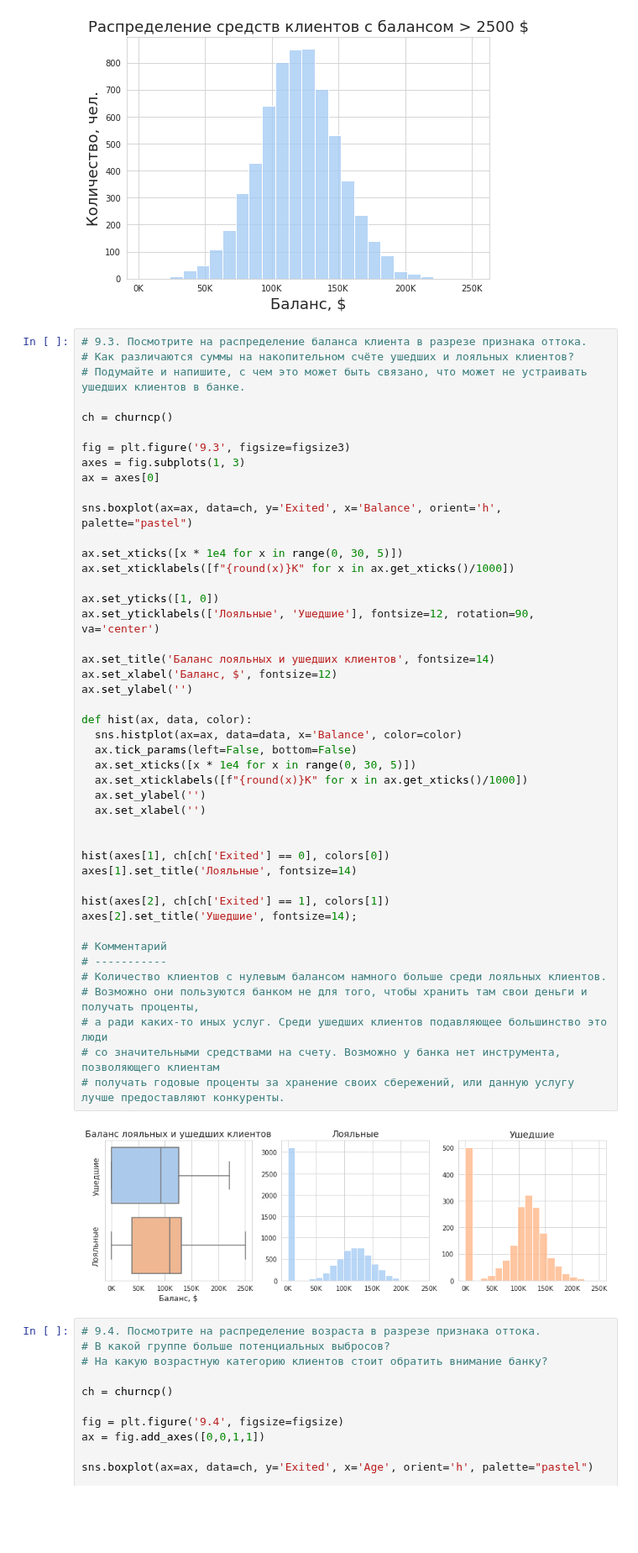
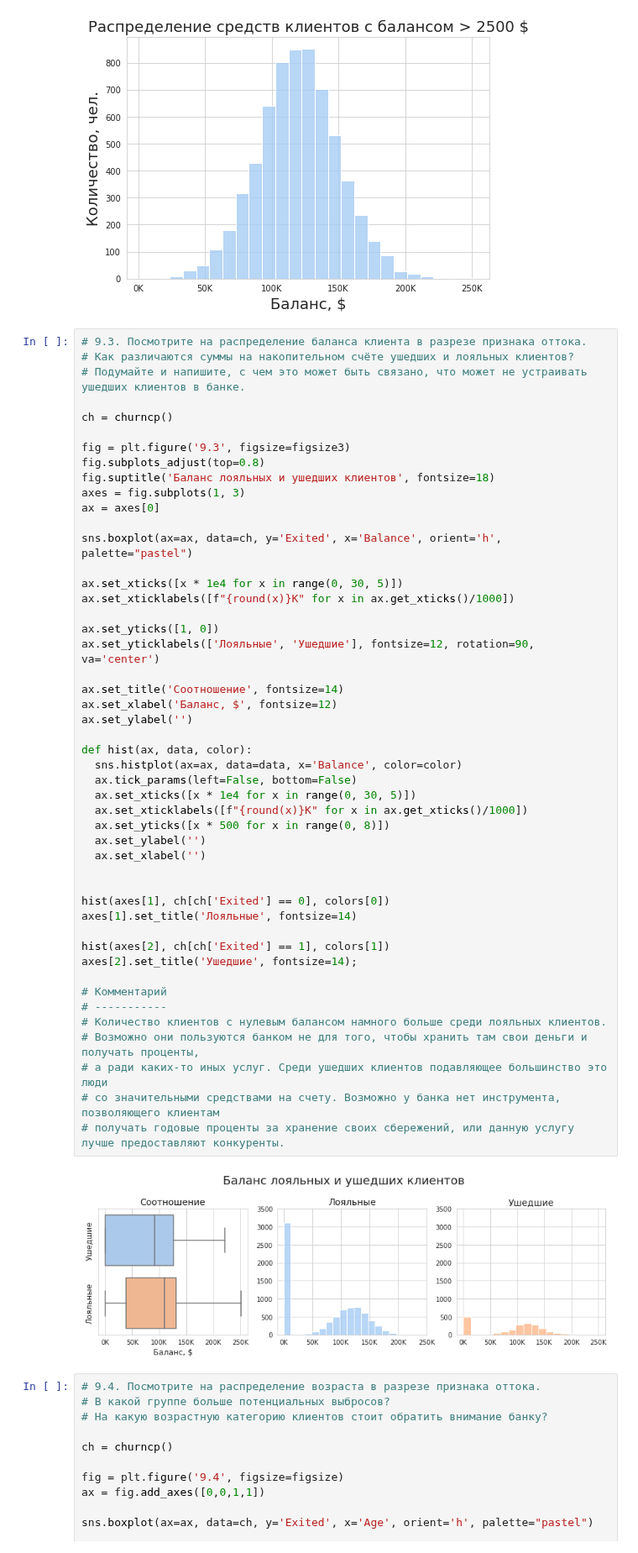
Before and after one commit to evpozdniakov/ds_projects, a Jupyter notebook: project1/DataSciencePython13Module9.ipynb, the cells around one changed output. Shown at 84% size. Saved outputs shown, nothing was run; the diff lists cells and outputs as text; blank space fills up the shorter version.

```diff
--- a/project1/DataSciencePython13Module9.ipynb
+++ b/project1/DataSciencePython13Module9.ipynb
@@ -113,6 +113,8 @@ ax.set_ylabel('Количество, чел.', fontsize=18);
 ch = churncp()
 
 fig = plt.figure('9.3', figsize=figsize3)
+fig.subplots_adjust(top=0.8)
+fig.suptitle('Баланс лояльных и ушедших клиентов', fontsize=18)
 axes = fig.subplots(1, 3)
 ax = axes[0]
 
@@ -123,35 +125,36 @@ ax.set_xticklabels([f"{round(x)}K" for x in ax.get_xticks()/1000])
 
 ax.set_yticks([1, 0])
 ax.set_yticklabels(['Лояльные', 'Ушедшие'], fontsize=12, rotation=90, va='center')
 
-ax.set_title('Баланс лояльных и ушедших клиентов', fontsize=14)
+ax.set_title('Соотношение', fontsize=14)
 ax.set_xlabel('Баланс, $', fontsize=12)
 ax.set_ylabel('')
 
 def hist(ax, data, color):
   sns.histplot(ax=ax, data=data, x='Balance', color=color)
   ax.tick_params(left=False, bottom=False)
   ax.set_xticks([x * 1e4 for x in range(0, 30, 5)])
   ax.set_xticklabels([f"{round(x)}K" for x in ax.get_xticks()/1000])
+  ax.set_yticks([x * 500 for x in range(0, 8)])
   ax.set_ylabel('')
   ax.set_xlabel('')
 
 
 hist(axes[1], ch[ch['Exited'] == 0], colors[0])
 axes[1].set_title('Лояльные', fontsize=14)
 
 hist(axes[2], ch[ch['Exited'] == 1], colors[1])
 axes[2].set_title('Ушедшие', fontsize=14);
 
 # Комментарий
 # -----------
 # Количество клиентов с нулевым балансом намного больше среди лояльных клиентов.
 # Возможно они пользуются банком не для того, чтобы хранить там свои деньги и получать проценты,
 # а ради каких-то иных услуг. Среди ушедших клиентов подавляющее большинство это люди
 # со значительными средствами на счету. Возможно у банка нет инструмента, позволяющего клиентам
 # получать годовые проценты за хранение своих сбережений, или данную услугу лучше предоставляют конкуренты.
 # %% [output]
-[figure, old version]
+[figure, new version]
 # %%
 # 9.4. Посмотрите на распределение возраста в разрезе признака оттока.
 # В какой группе больше потенциальных выбросов?
```
Also changed, not shown: parts of 4 cells of this notebook.
